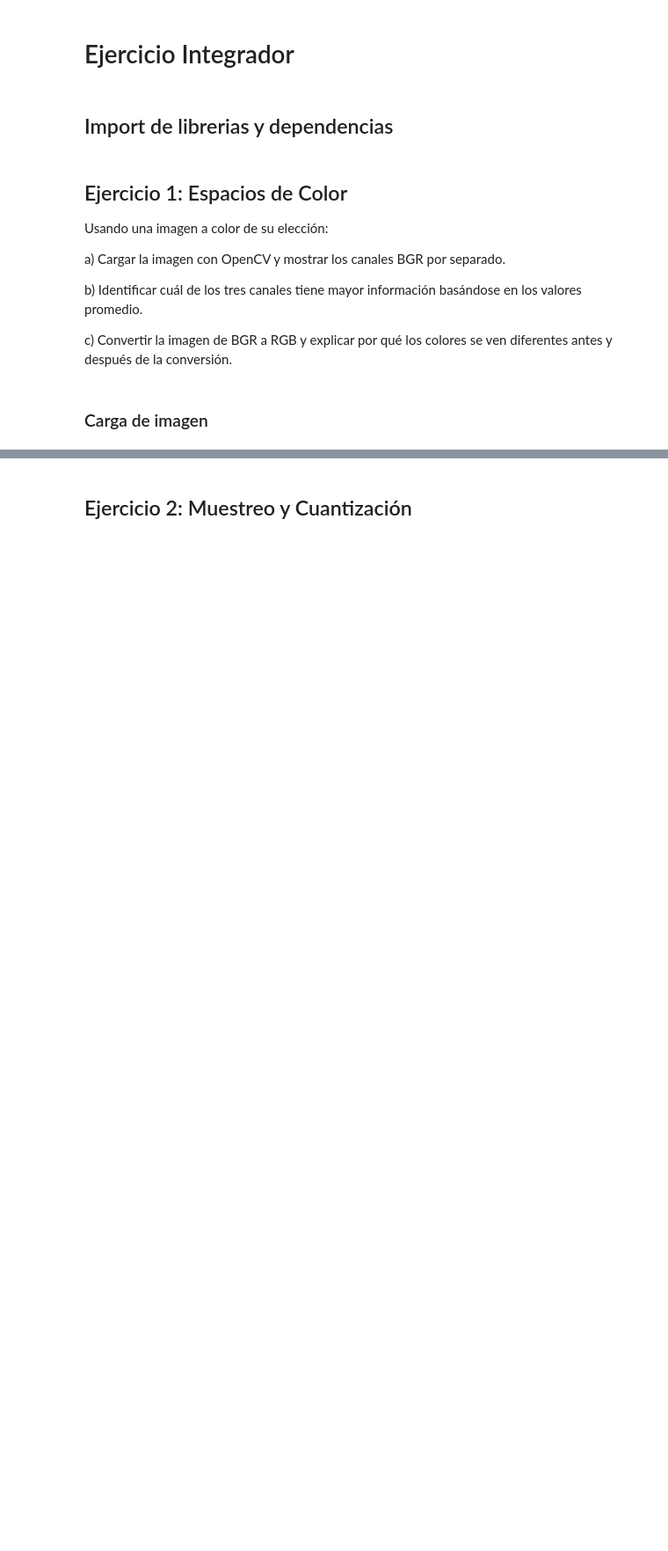
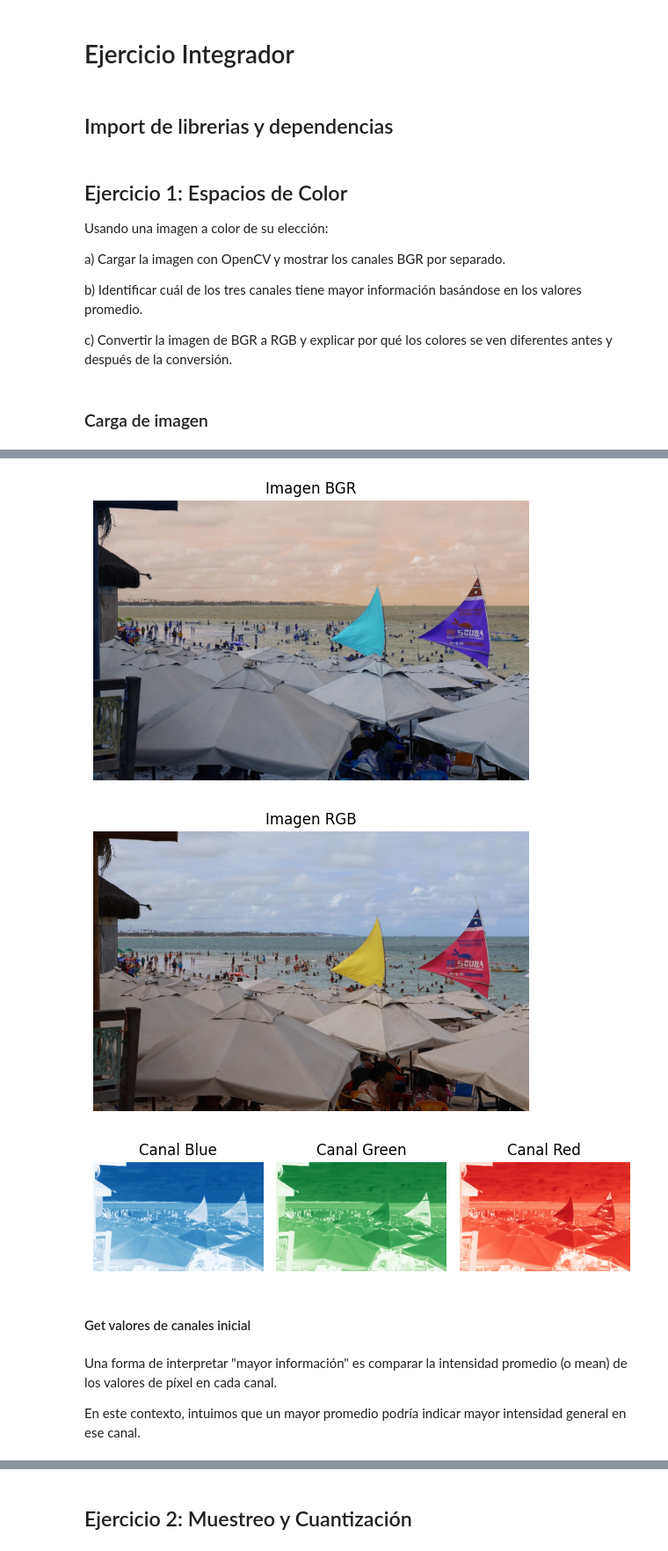
Before and after one commit to gimb99/PDI_BARTHOU_GONZALO, a Jupyter notebook: ejercicioIntegrador.ipynb, the cells around one changed output, grey strips where cells are left out. Shown at 88% size. Cells and saved outputs as stored; diff of their text form; code cells hidden in the pictures; blank space fills up the shorter version.

```diff
--- a/ejercicioIntegrador.ipynb
+++ b/ejercicioIntegrador.ipynb
@@ -25,0 +65,42 @@ c) Convertir la imagen de BGR a RGB y explicar por qué los colores se ven difer
+# %%
+b_channel, g_channel, r_channel = cv2.split(imagenCrudo)
+# %%
+#plt.figure(figsize=(15, 15))
+
+plt.imshow(imagenCrudo)
+plt.title('Imagen BGR')
+plt.axis('off')
+plt.show()
+
+plt.imshow(imagen)
+plt.title('Imagen RGB')
+plt.axis('off')
+plt.show()
+
+plt.subplot(1, 3, 1)
+plt.imshow(b_channel, cmap='Blues') # , cmap='gray'
+plt.title('Canal Blue')
+plt.axis('off')
+
+plt.subplot(1, 3, 2)
+plt.imshow(g_channel, cmap='Greens') # , cmap='gray'
+plt.title('Canal Green')
+plt.axis('off')
+
+plt.subplot(1, 3, 3)
+plt.imshow(r_channel, cmap='Reds') # , cmap='gray'
+plt.title('Canal Red')
+plt.axis('off')
+
+plt.tight_layout()
+plt.show()
+# %% [output]
+[figure, added]
+[figure, added]
+[figure, added]
+# %% [markdown]
+#### Get valores de canales inicial
+# %% [markdown]
+Una forma de interpretar "mayor información" es comparar la intensidad promedio (o mean) de los valores de píxel en cada canal.
+
+En este contexto, intuimos que un mayor promedio podría indicar mayor intensidad general en ese canal.
```
Also changed, not shown: parts of 17 cells of this notebook.
